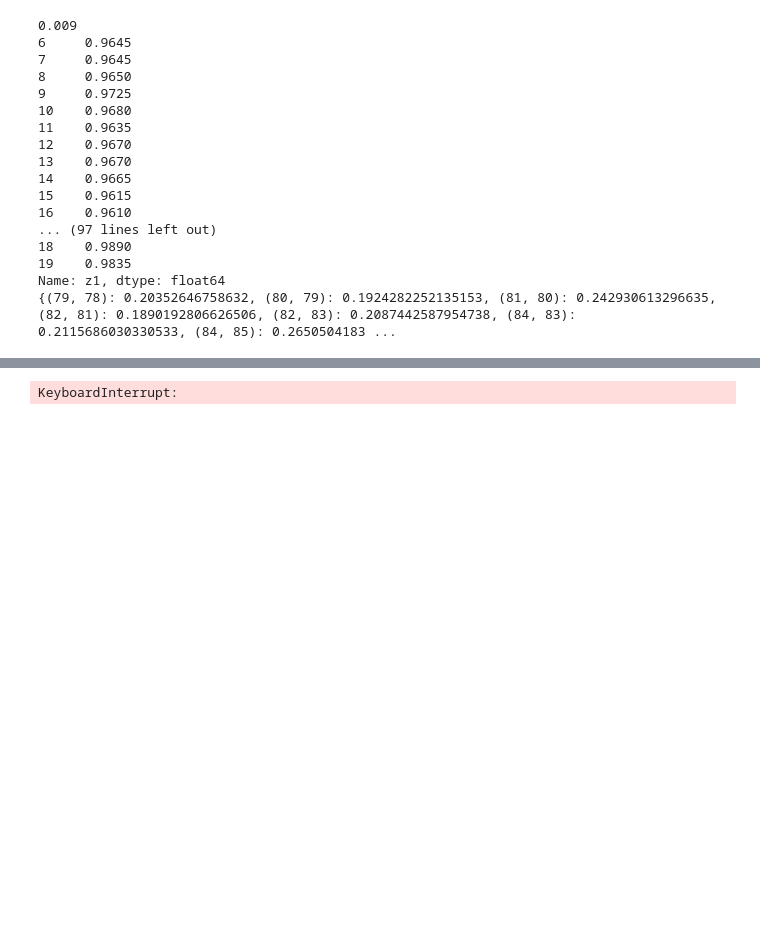
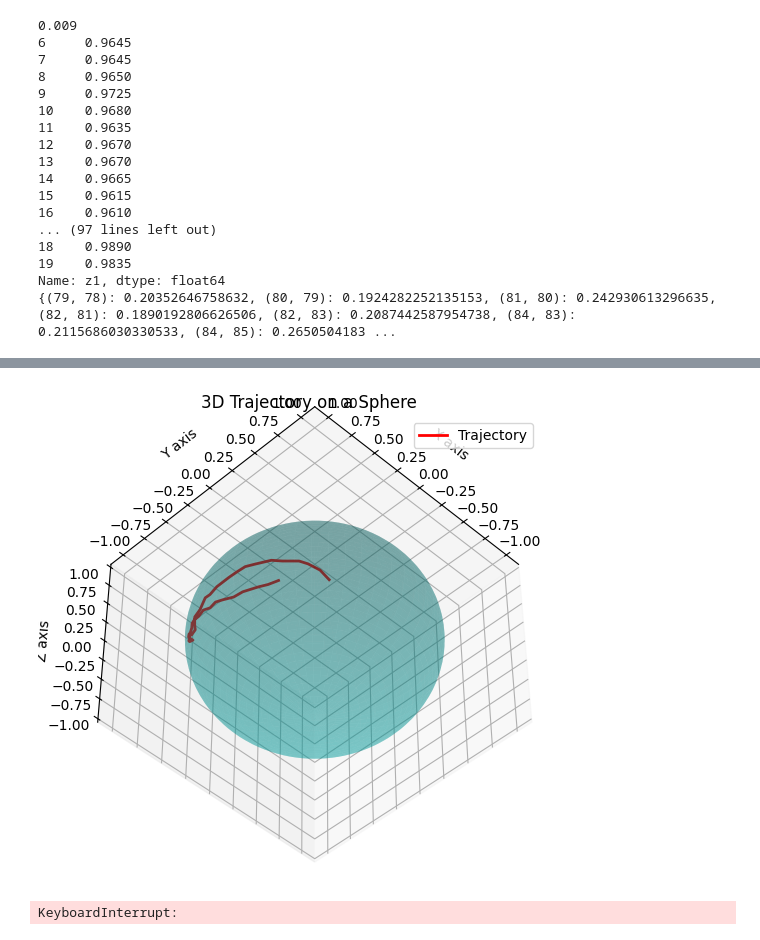
Before and after one commit to pop756/Quantum_KAN, a Jupyter notebook: temp.ipynb, the cells around one changed output, grey strips where cells are left out. Cells and saved outputs as stored; diff of their text form; code cells hidden in the pictures; blank space fills up the shorter version.

```diff
--- a/temp.ipynb
+++ b/temp.ipynb
@@ -173,3 +248,44 @@ csv_files
+# %%
+import numpy as np
+import matplotlib.pyplot as plt
+from mpl_toolkits.mplot3d import Axes3D
+
+# theta와 phi 리스트 정의 (예시로 값 생성)
+#theta = np.linspace(0, np.pi, 100)  # 0에서 pi까지 100개의 점
+#phi = np.linspace(0, 2 * np.pi, 100)  # 0에서 2*pi까지 100개의 점
+
+# 그리기 위한 x, y, z 좌표 계산
+r = 1  # 구의 반지름
+x = data[1]['x0']
+y = data[1]['y0']
+z = data[1]['z0']
+
+# 3D 플롯 생성
+fig = plt.figure(figsize=(8, 6))
+ax = fig.add_subplot(111, projection='3d')
+
+# 구 그리기
+u = np.linspace(0, 2 * np.pi, 100)
+v = np.linspace(0, np.pi, 100)
+x_sphere = r * np.outer(np.cos(u), np.sin(v))
+y_sphere = r * np.outer(np.sin(u), np.sin(v))
+z_sphere = r * np.outer(np.ones(np.size(u)), np.cos(v))
+
+ax.plot_surface(x_sphere, y_sphere, z_sphere, color='c', alpha=0.3)
+
+# 궤적 그리기
+ax.plot(x, y, z, color='r', linewidth=2, label='Trajectory')
+ax.view_init(elev=-45, azim=45)
+# 축과 제목 설정
+ax.set_xlabel('X axis')
+ax.set_ylabel('Y axis')
+ax.set_zlabel('Z axis')
+ax.set_title('3D Trajectory on a Sphere')
+
+plt.legend()
+plt.show()
+# %% [output]
+[figure, added]
 # %%
 from functions.Train_ZNE import *
 from qiskit_ibm_runtime import QiskitRuntimeService
```
Also changed, not shown: parts of 13 cells of this notebook, 6 other files.
